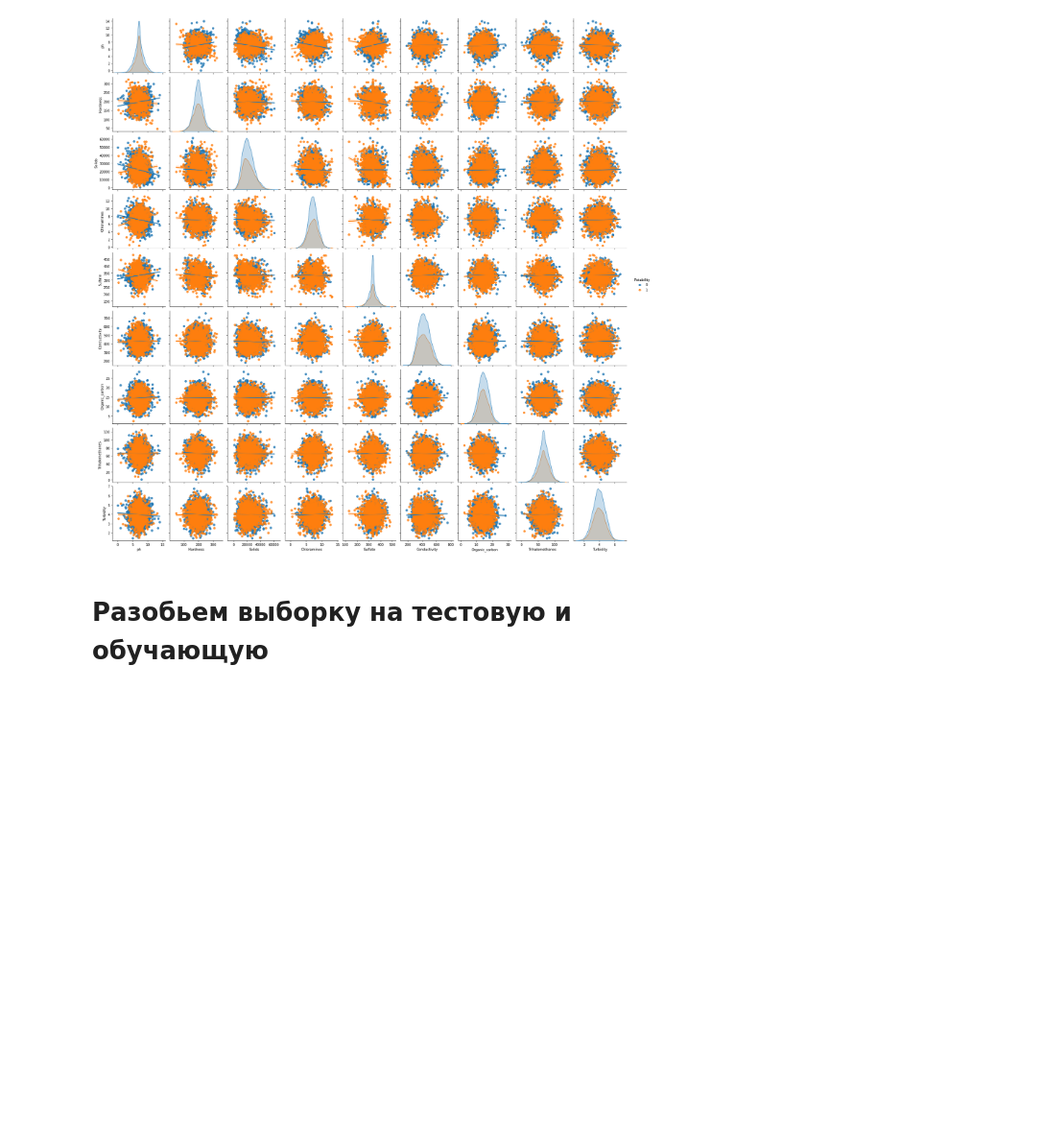
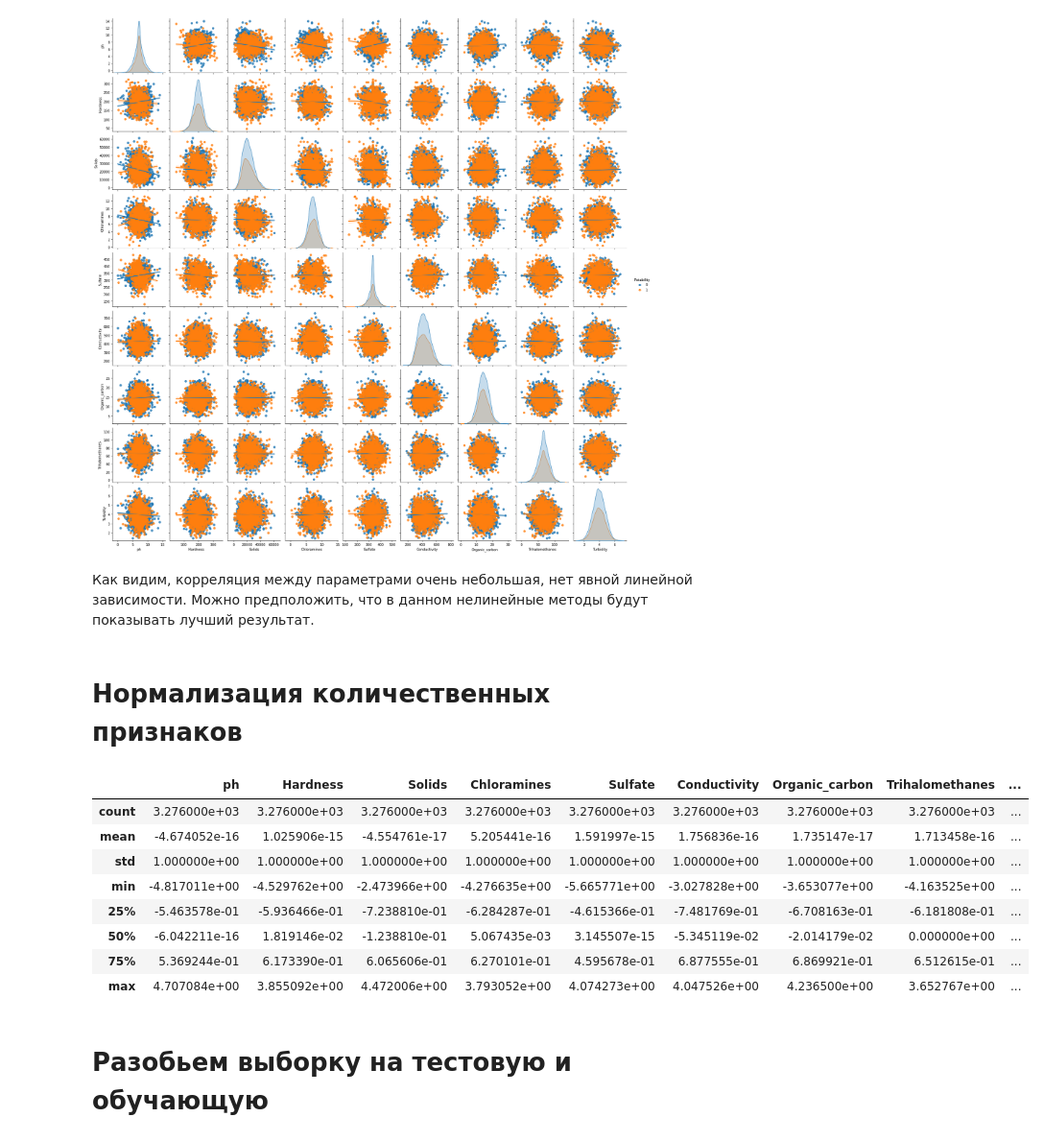
Before and after one commit to AndreyMo1seev/ML_course, a Jupyter notebook: Classification.ipynb, the cells around one changed output. Shown at 96% size. Saved outputs shown, nothing was run; the diff lists cells and outputs as text; code cells hidden in the pictures; blank space fills up the shorter version.

```diff
--- a/Classification.ipynb
+++ b/Classification.ipynb
@@ -164,6 +169,25 @@ sns.pairplot(data_raw, hue='Potability', kind='reg')
 pass
 # %% [output]
 [figure]
+# %% [markdown]
+Как видим, корреляция между параметрами очень небольшая, нет явной линейной зависимости. Можно предположить, что в данном нелинейные методы будут показывать лучший результат.
+# %% [markdown]
+# Нормализация количественных признаков
+# %%
+df = X = data_raw.drop(['Potability'], axis=1)
+data_stand = (df.astype(float) - df.mean(axis = 0))/data_raw.std(axis = 0)
+# %%
+data_stand.describe()
+# %% [output]
+|  | ph | Hardness | Solids | Chloramines | Sulfate | Conductivity | Organic_carbon | Trihalomethanes | ... |
+| count | 3.276000e+03 | 3.276000e+03 | 3.276000e+03 | 3.276000e+03 | 3.276000e+03 | 3.276000e+03 | 3.276000e+03 | 3.276000e+03 | ... |
+| mean | -4.674052e-16 | 1.025906e-15 | -4.554761e-17 | 5.205441e-16 | 1.591997e-15 | 1.756836e-16 | 1.735147e-17 | 1.713458e-16 | ... |
+| std | 1.000000e+00 | 1.000000e+00 | 1.000000e+00 | 1.000000e+00 | 1.000000e+00 | 1.000000e+00 | 1.000000e+00 | 1.000000e+00 | ... |
+| min | -4.817011e+00 | -4.529762e+00 | -2.473966e+00 | -4.276635e+00 | -5.665771e+00 | -3.027828e+00 | -3.653077e+00 | -4.163525e+00 | ... |
+| 25% | -5.463578e-01 | -5.936466e-01 | -7.238810e-01 | -6.284287e-01 | -4.615366e-01 | -7.481769e-01 | -6.708163e-01 | -6.181808e-01 | ... |
+| 50% | -6.042211e-16 | 1.819146e-02 | -1.238810e-01 | 5.067435e-03 | 3.145507e-15 | -5.345119e-02 | -2.014179e-02 | 0.000000e+00 | ... |
+| 75% | 5.369244e-01 | 6.173390e-01 | 6.065606e-01 | 6.270101e-01 | 4.595678e-01 | 6.877555e-01 | 6.869921e-01 | 6.512615e-01 | ... |
+| max | 4.707084e+00 | 3.855092e+00 | 4.472006e+00 | 3.793052e+00 | 4.074273e+00 | 4.047526e+00 | 4.236500e+00 | 3.652767e+00 | ... |
 # %% [markdown]
 # Разобьем выборку на тестовую и обучающую
 # %% [markdown]
```
Also changed, not shown: parts of 17 cells of this notebook.
